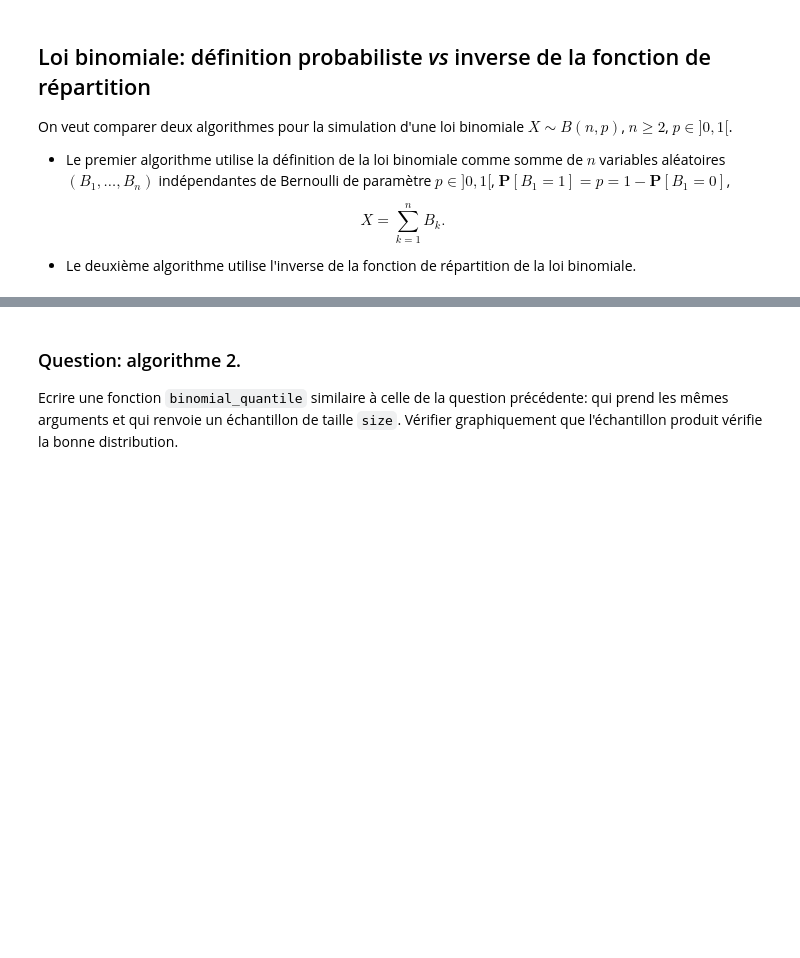
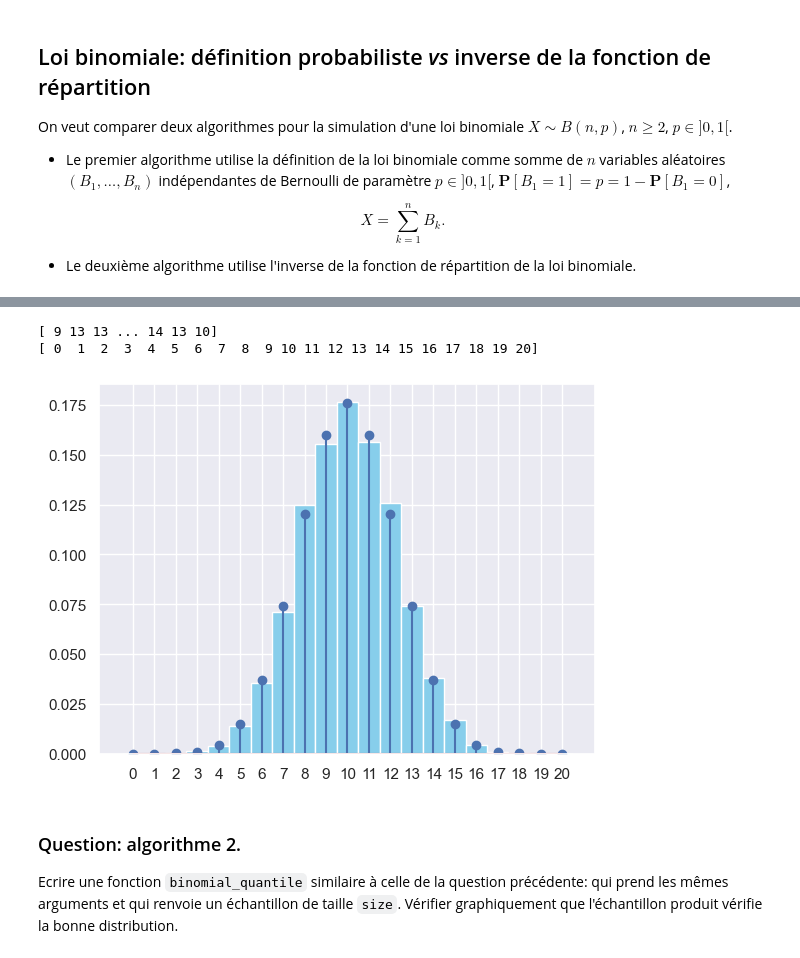
Before and after one commit to PolTibau/Probabilit-s-num-riques, a Jupyter notebook: TP/TP1 Sujet.ipynb, the cells around one changed output, grey strips where cells are left out. Saved outputs shown, nothing was run; the diff lists cells and outputs as text; code cells hidden in the pictures; blank space fills up the shorter version.

```diff
--- a/TP/TP1 Sujet.ipynb
+++ b/TP/TP1 Sujet.ipynb
@@ -239,6 +264,34 @@ def binomial_from_def(size: int, n: int=2, p: float=0.5):
 Vérifier que le code est correct en traçant l'histogramme d'un échantillon de taille $10\,000$. Vous devez obtenir ce graphique:
 
 ![](img/binom_def.png)
+# %%
+def binomial_from_def(size: int, n: int=2, p: float=0.5):
+    """
+    Draw samples from a binomial distribution B(n, p).
+    Algorithm: first implementation of sum of independent Bernoulli trials.
+    """
+    def one_realization():
+        b = stats.bernoulli.rvs(p, random_state=rng, size=n)
+        return int(b.sum())
+    sample = []
+    for _ in range(size):
+        sample.append(one_realization())
+    return np.array(sample)
+n=20
+p = 0.5
+S = binomial_from_def(10000,n,p)
+print(S)
+print(np.arange(n+1))
+
+fig, ax = plt.subplots()
+ax.hist(S, np.arange(-0.5, n+1.5, 1), density=True, color='skyblue')
+ax.stem(np.arange(n+1), stats.binom.pmf(np.arange(n+1),n,p))
+plt.xticks(np.arange(n+1))
+plt.show()
+# %% [output]
+[ 9 13 13 ... 14 13 10]
+[ 0  1  2  3  4  5  6  7  8  9 10 11 12 13 14 15 16 17 18 19 20]
+[figure, added]
 # %% [markdown]
 ### Question: algorithme 2.
 
```
Also changed, not shown: parts of 11 cells of this notebook.
